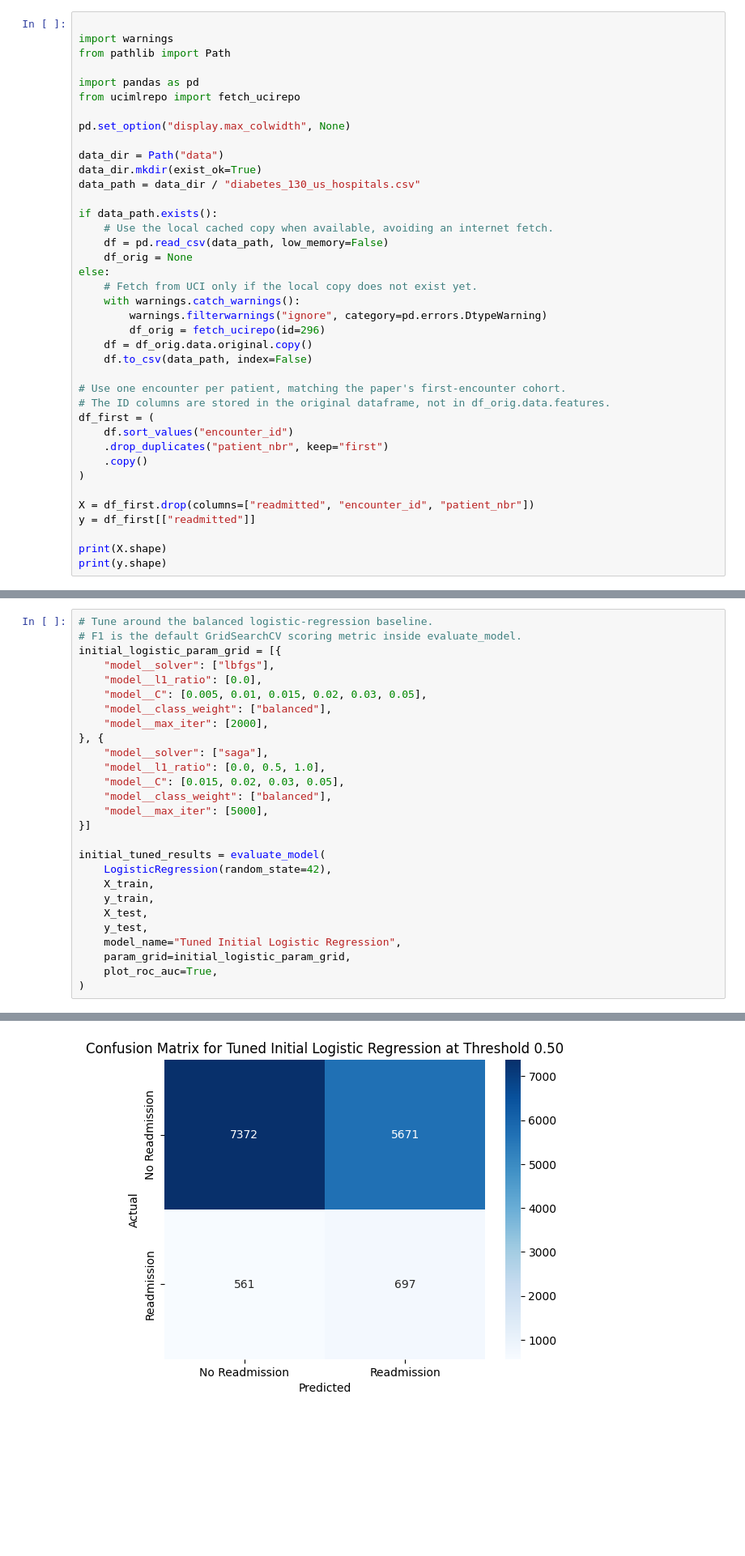
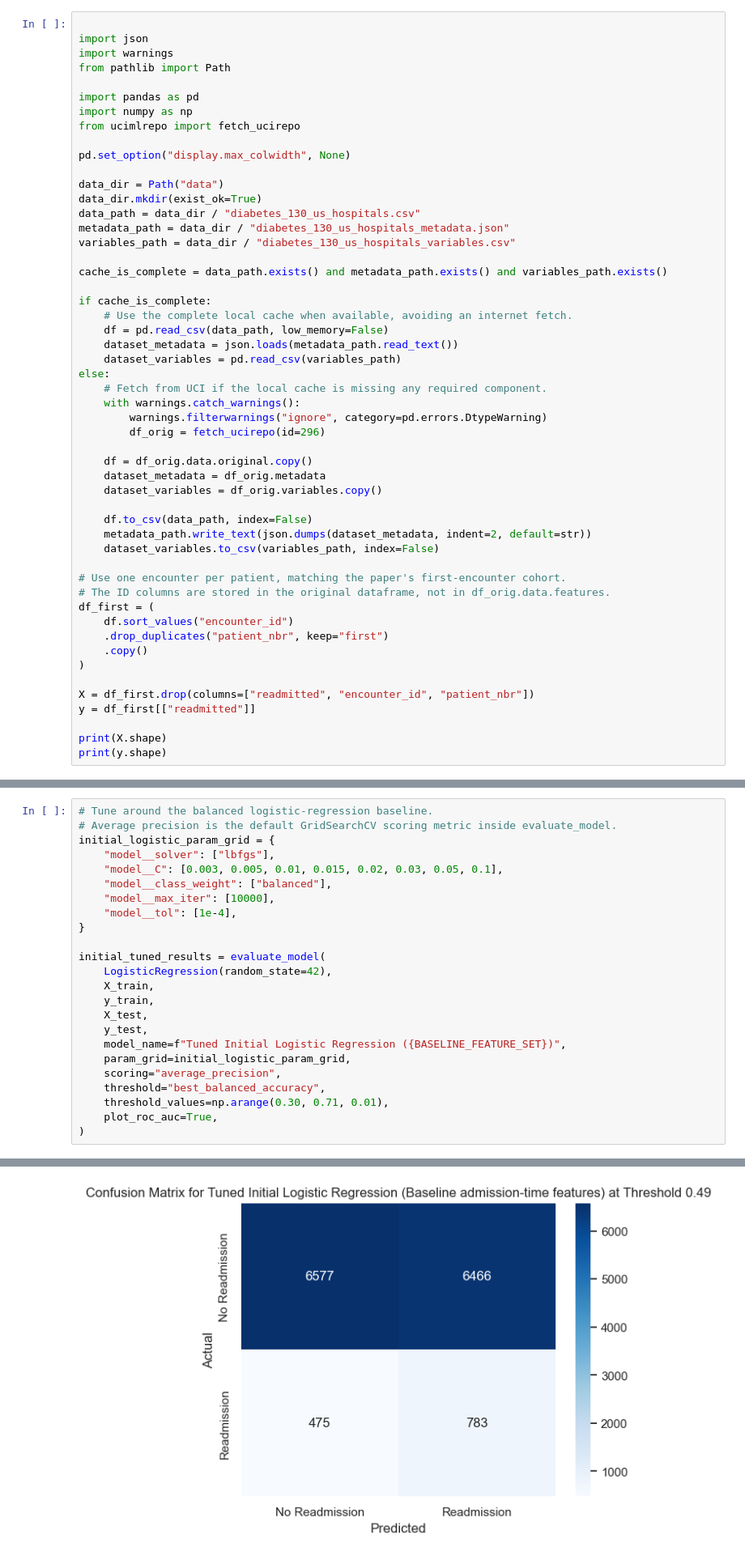
Before and after one commit to grzesadam/diabetes-readmission-prediction, a Jupyter notebook: diabetes.ipynb, the cells around one changed output, grey strips where cells are left out. Shown at 81% size. Saved outputs shown, nothing was run; the diff lists cells and outputs as text; blank space fills up the shorter version.

```diff
--- a/diabetes.ipynb
+++ b/diabetes.ipynb
@@ -16,10 +16,12 @@ Strack, Beata, DeShazo, Jonathan P., Gennings, Chris, Olmo, Juan L., Ventura, Se
 The dataset is de-identified but still represents sensitive patient-related health information. Use it only for educational analysis and do not make patient-care recommendations from this project. The data is downloadable at https://archive.ics.uci.edu/dataset/296/diabetes+130-us+hospitals+for+years+1999-2008
 # %%
 
+import json
 import warnings
 from pathlib import Path
 
 import pandas as pd
+import numpy as np
 from ucimlrepo import fetch_ucirepo
 
 pd.set_option("display.max_colwidth", None)
@@ -27,18 +29,29 @@ pd.set_option("display.max_colwidth", None)
 data_dir = Path("data")
 data_dir.mkdir(exist_ok=True)
 data_path = data_dir / "diabetes_130_us_hospitals.csv"
+metadata_path = data_dir / "diabetes_130_us_hospitals_metadata.json"
+variables_path = data_dir / "diabetes_130_us_hospitals_variables.csv"
 
-if data_path.exists():
-    # Use the local cached copy when available, avoiding an internet fetch.
+cache_is_complete = data_path.exists() and metadata_path.exists() and variables_path.exists()
+
+if cache_is_complete:
+    # Use the complete local cache when available, avoiding an internet fetch.
     df = pd.read_csv(data_path, low_memory=False)
-    df_orig = None
+    dataset_metadata = json.loads(metadata_path.read_text())
+    dataset_variables = pd.read_csv(variables_path)
 else:
-    # Fetch from UCI only if the local copy does not exist yet.
+    # Fetch from UCI if the local cache is missing any required component.
     with warnings.catch_warnings():
         warnings.filterwarnings("ignore", category=pd.errors.DtypeWarning)
         df_orig = fetch_ucirepo(id=296)
+
     df = df_orig.data.original.copy()
+    dataset_metadata = df_orig.metadata
+    dataset_variables = df_orig.variables.copy()
+
     df.to_csv(data_path, index=False)
+    metadata_path.write_text(json.dumps(dataset_metadata, indent=2, default=str))
+    dataset_variables.to_csv(variables_path, index=False)
 
 # Use one encounter per patient, matching the paper's first-encounter cohort.
 # The ID columns are stored in the original dataframe, not in df_orig.data.features.
@@ -899,19 +1013,13 @@ Test average precision: 0.130
 # %%
 # Tune around the balanced logistic-regression baseline.
-# F1 is the default GridSearchCV scoring metric inside evaluate_model.
-initial_logistic_param_grid = [{
+# Average precision is the default GridSearchCV scoring metric inside evaluate_model.
+initial_logistic_param_grid = {
     "model__solver": ["lbfgs"],
-    "model__l1_ratio": [0.0],
-    "model__C": [0.005, 0.01, 0.015, 0.02, 0.03, 0.05],
+    "model__C": [0.003, 0.005, 0.01, 0.015, 0.02, 0.03, 0.05, 0.1],
     "model__class_weight": ["balanced"],
-    "model__max_iter": [2000],
-}, {
-    "model__solver": ["saga"],
-    "model__l1_ratio": [0.0, 0.5, 1.0],
-    "model__C": [0.015, 0.02, 0.03, 0.05],
-    "model__class_weight": ["balanced"],
-    "model__max_iter": [5000],
-}]
+    "model__max_iter": [10000],
+    "model__tol": [1e-4],
+}
 
 initial_tuned_results = evaluate_model(
     LogisticRegression(random_state=42),
@@ -919,8 +1027,11 @@ initial_tuned_results = evaluate_model(
     y_train,
     X_test,
     y_test,
-    model_name="Tuned Initial Logistic Regression",
+    model_name=f"Tuned Initial Logistic Regression ({BASELINE_FEATURE_SET})",
     param_grid=initial_logistic_param_grid,
+    scoring="average_precision",
+    threshold="best_balanced_accuracy",
+    threshold_values=np.arange(0.30, 0.71, 0.01),
     plot_roc_auc=True,
 )
 # %% [output]
@@ -937 +1066 @@ weighted avg       0.86      0.56      0.66     14301
-[figure, old version]
+[figure, new version]
```
Also changed, not shown: parts of 56 cells of this notebook, 7 other files.
